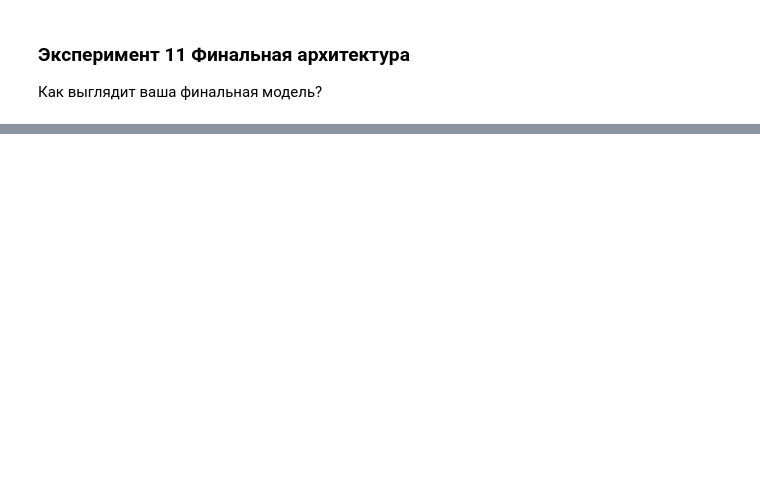
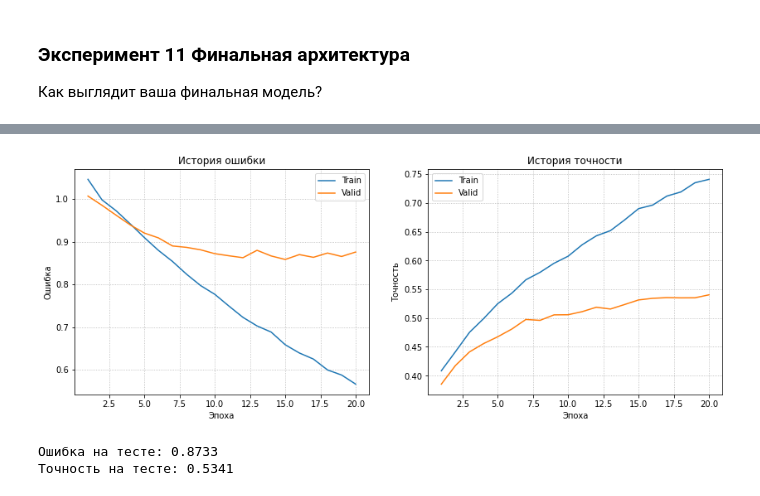
Before and after one commit to kalibri111/tmprep, a Jupyter notebook: Numpy Network/numpy_neural_net_HW.ipynb, the cells around one changed output, grey strips where cells are left out. Drawn from its saved outputs; the diff is of its cells as text; code cells hidden in the pictures; blank space fills up the shorter version.

```diff
--- a/Numpy Network/numpy_neural_net_HW.ipynb
+++ b/Numpy Network/numpy_neural_net_HW.ipynb
@@ -2301,0 +2496,16 @@ weighted avg       0.46      0.46      0.45     10000
+# %%
+# result
+model_best = Sequential(
+    Linear(3072, 1024),
+    ReLU(),
+    Dropout(p=0.1),
+    Linear(1024, 512),
+    BatchNorm(512),
+    ReLU(),
+    Dropout(p=0.1),
+    Linear(512, 64),
+    BatchNorm(64),
+    ReLU(),
+    Linear(64, 10)
+)
+model_best
@@ -2301,0 +2526,11 @@ weighted avg       0.46      0.46      0.45     10000
+# %%
+train_loss_history, valid_loss_history, \
+train_acc_history, valid_acc_history = train(
+    dataset=train_data,
+    model=model_best,
+    epochs=20,
+    lr=0.0005,
+    valid_dataset=valid_data,
+    batch_size=1000,
+    alpha1=0.01,
+    alpha2=0.01)
@@ -2301,0 +2555,22 @@ weighted avg       0.46      0.46      0.45     10000
+# %%
+viz_utils.plot_learning_curves(train_loss_history, valid_loss_history,
+                                train_acc_history, valid_acc_history)
+# %% [output]
+[figure, added]
+# %%
+test_dataloader = Dataloader(test_data, len(test_data), False)
+model_best.eval()
+for vecs, labels in test_dataloader:
+    out = model_best.forward(vecs)
+
+    loss = loss_functions.hinge_loss.hinge_loss(out, labels)
+    test_loss = loss.item()
+
+    pred_labels = np.argmax(out.array, axis=-1)
+    test_acc = np.sum(pred_labels == labels) / len(labels)
+
+print(f"Ошибка на тесте: {test_loss:.4f}")
+print(f"Точность на тесте: {test_acc:.4f}")
+# %% [output]
+Ошибка на тесте: 0.8733
+Точность на тесте: 0.5341
```
Also changed, not shown: parts of 20 cells of this notebook.
